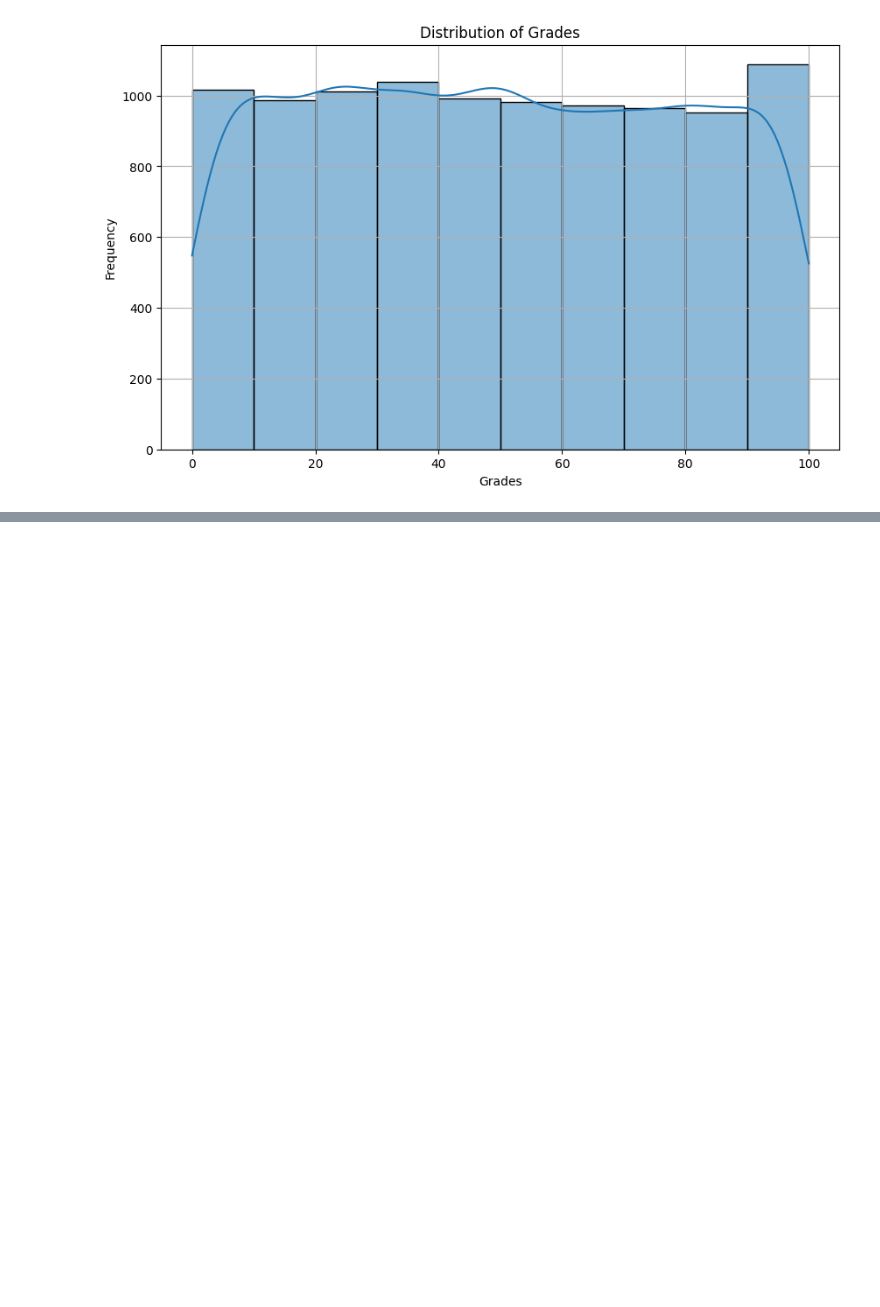
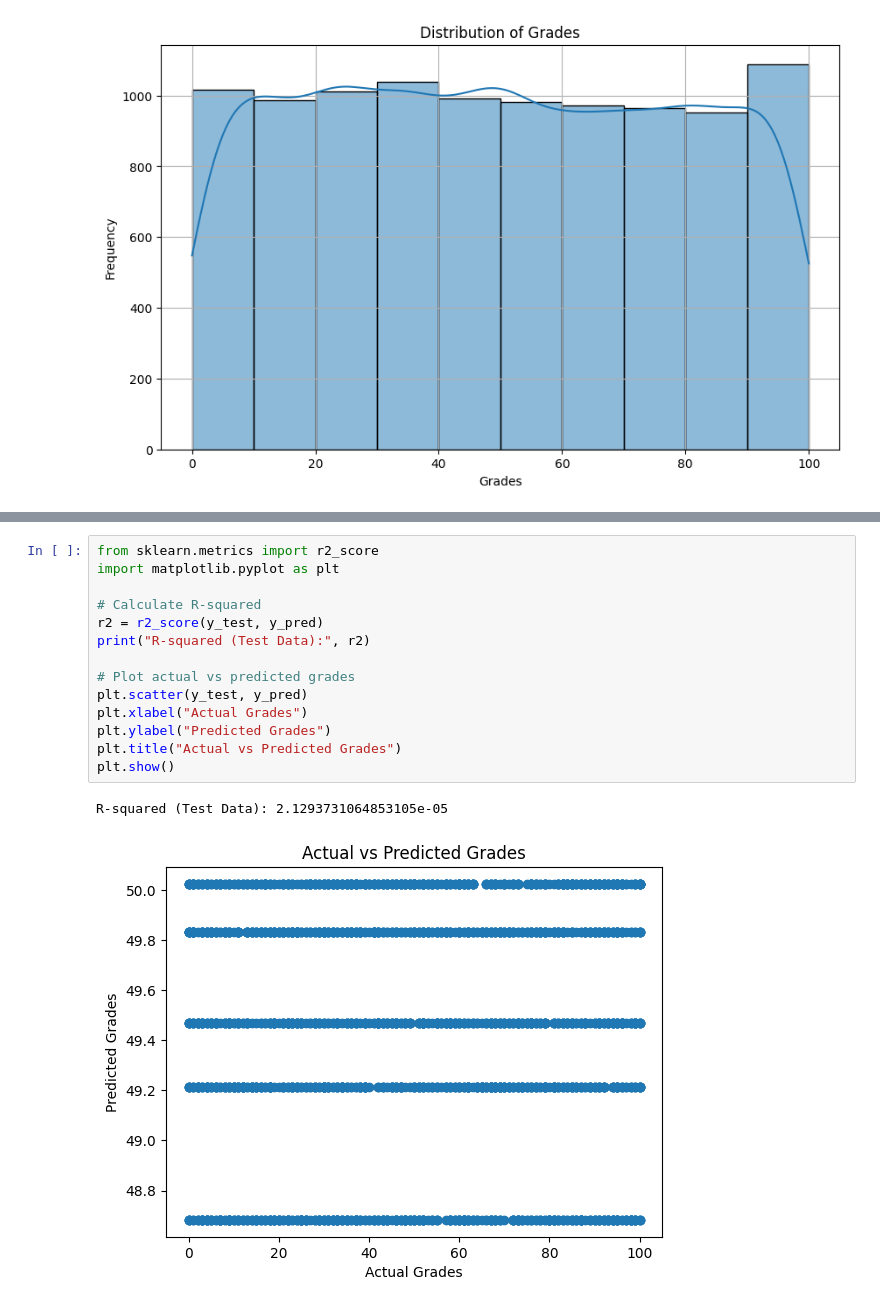
Before and after one commit to IT21388934/code_emberding_using_codeBERT, a Jupyter notebook: gradingModel2.ipynb, the cells around one changed output, grey strips where cells are left out. Saved outputs shown, nothing was run; the diff lists cells and outputs as text; blank space fills up the shorter version.

```diff
--- a/gradingModel2.ipynb
+++ b/gradingModel2.ipynb
@@ -165,0 +130,17 @@ fig.show()
+# %%
+from sklearn.metrics import r2_score
+import matplotlib.pyplot as plt
+
+# Calculate R-squared
+r2 = r2_score(y_test, y_pred)
+print("R-squared (Test Data):", r2)
+
+# Plot actual vs predicted grades
+plt.scatter(y_test, y_pred)
+plt.xlabel("Actual Grades")
+plt.ylabel("Predicted Grades")
+plt.title("Actual vs Predicted Grades")
+plt.show()
+# %% [output]
+R-squared (Test Data): 2.1293731064853105e-05
+[figure, added]
```
Also changed, not shown: parts of 5 cells of this notebook.
